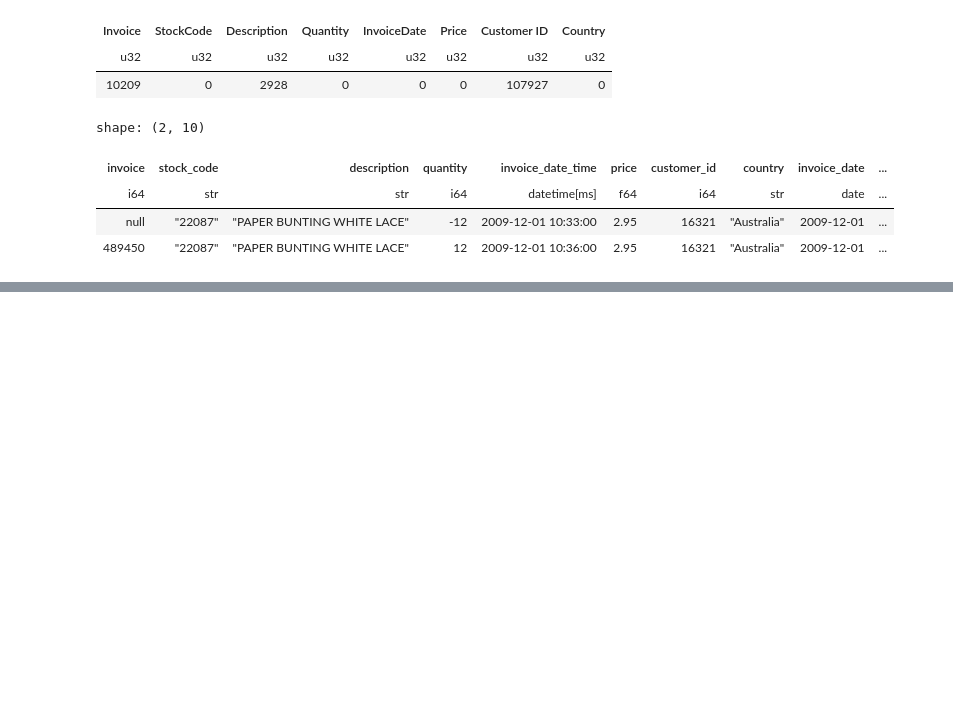
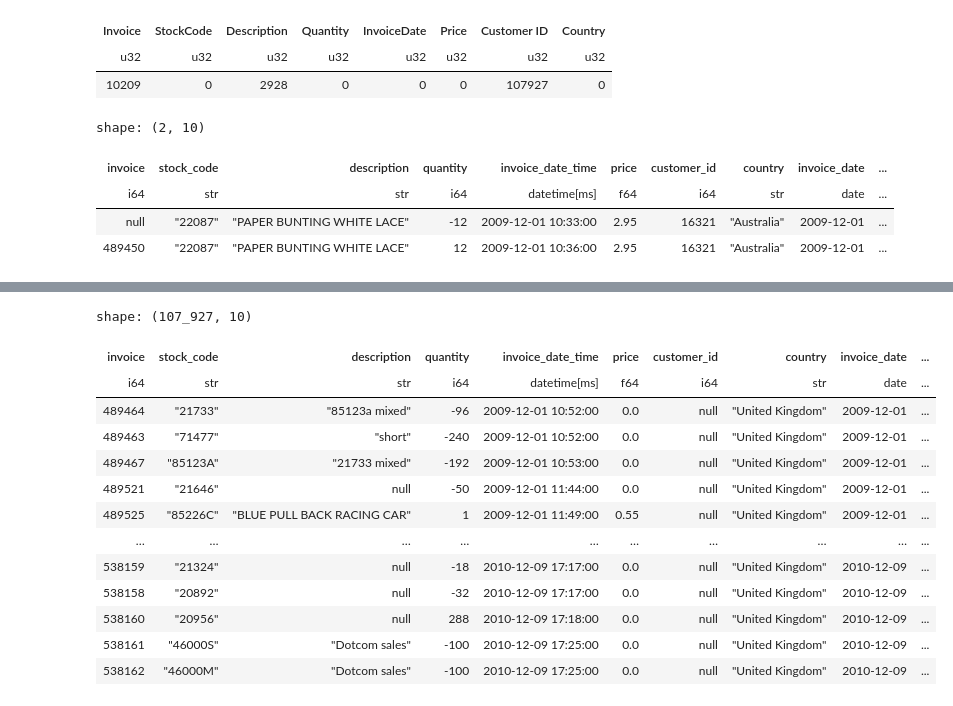
Before and after one commit to khanim-abdullayeva/Customer-Segmentation-and-Recommendation-System, a Jupyter notebook: notebook/01_data_exploration.ipynb, the cells around one changed output, grey strips where cells are left out. Cells and saved outputs as stored; diff of their text form; code cells hidden in the pictures; blank space fills up the shorter version.

```diff
--- a/notebook/01_data_exploration.ipynb
+++ b/notebook/01_data_exploration.ipynb
@@ -92,3 +92,20 @@ shape: (525_461, 10)
 | 538171 | "22751" | "FELTCRAFT PRINCESS OLIVIA DOLL" | 1 | 2010-12-09 20:01:00 | 3.75 | 17530 | "United Kingdom" | 2010-12-09 | ... |
 | 538171 | "20970" | "PINK FLORAL FELTCRAFT SHOULDER… | 2 | 2010-12-09 20:01:00 | 3.75 | 17530 | "United Kingdom" | 2010-12-09 | ... |
 | 538171 | "21931" | "JUMBO STORAGE BAG SUKI" | 2 | 2010-12-09 20:01:00 | 1.95 | 17530 | "United Kingdom" | 2010-12-09 | ... |
+# %%
+df.filter(pl.col("customer_id").is_null())
+# %% [output]
+shape: (107_927, 10)
+| invoice | stock_code | description | quantity | invoice_date_time | price | customer_id | country | invoice_date | ... |
+| i64 | str | str | i64 | datetime[ms] | f64 | i64 | str | date | ... |
+| 489464 | "21733" | "85123a mixed" | -96 | 2009-12-01 10:52:00 | 0.0 | null | "United Kingdom" | 2009-12-01 | ... |
+| 489463 | "71477" | "short" | -240 | 2009-12-01 10:52:00 | 0.0 | null | "United Kingdom" | 2009-12-01 | ... |
+| 489467 | "85123A" | "21733 mixed" | -192 | 2009-12-01 10:53:00 | 0.0 | null | "United Kingdom" | 2009-12-01 | ... |
+| 489521 | "21646" | null | -50 | 2009-12-01 11:44:00 | 0.0 | null | "United Kingdom" | 2009-12-01 | ... |
+| 489525 | "85226C" | "BLUE PULL BACK RACING CAR" | 1 | 2009-12-01 11:49:00 | 0.55 | null | "United Kingdom" | 2009-12-01 | ... |
+| … | … | … | … | … | … | … | … | … | ... |
+| 538159 | "21324" | null | -18 | 2010-12-09 17:17:00 | 0.0 | null | "United Kingdom" | 2010-12-09 | ... |
+| 538158 | "20892" | null | -32 | 2010-12-09 17:17:00 | 0.0 | null | "United Kingdom" | 2010-12-09 | ... |
+| 538160 | "20956" | null | 288 | 2010-12-09 17:18:00 | 0.0 | null | "United Kingdom" | 2010-12-09 | ... |
+| 538161 | "46000S" | "Dotcom sales" | -100 | 2010-12-09 17:25:00 | 0.0 | null | "United Kingdom" | 2010-12-09 | ... |
+| 538162 | "46000M" | "Dotcom sales" | -100 | 2010-12-09 17:25:00 | 0.0 | null | "United Kingdom" | 2010-12-09 | ... |
```
Also changed, not shown: parts of 1 cell of this notebook.
